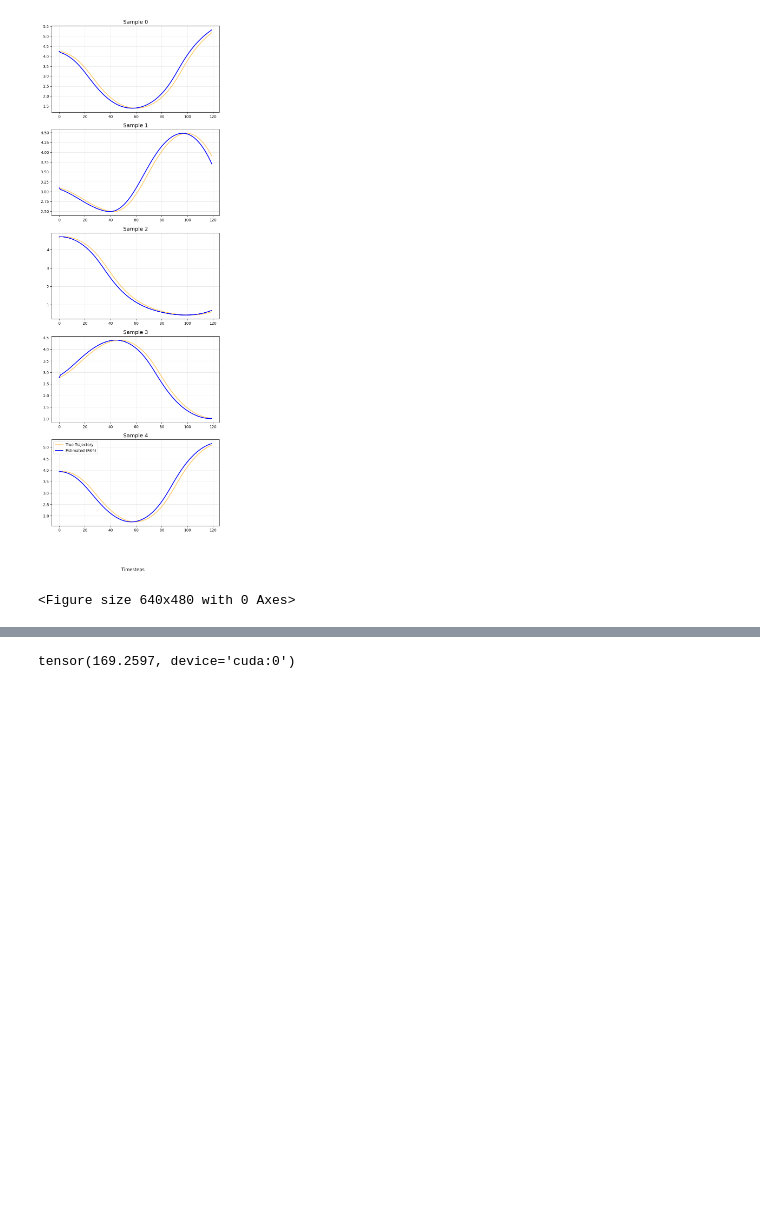
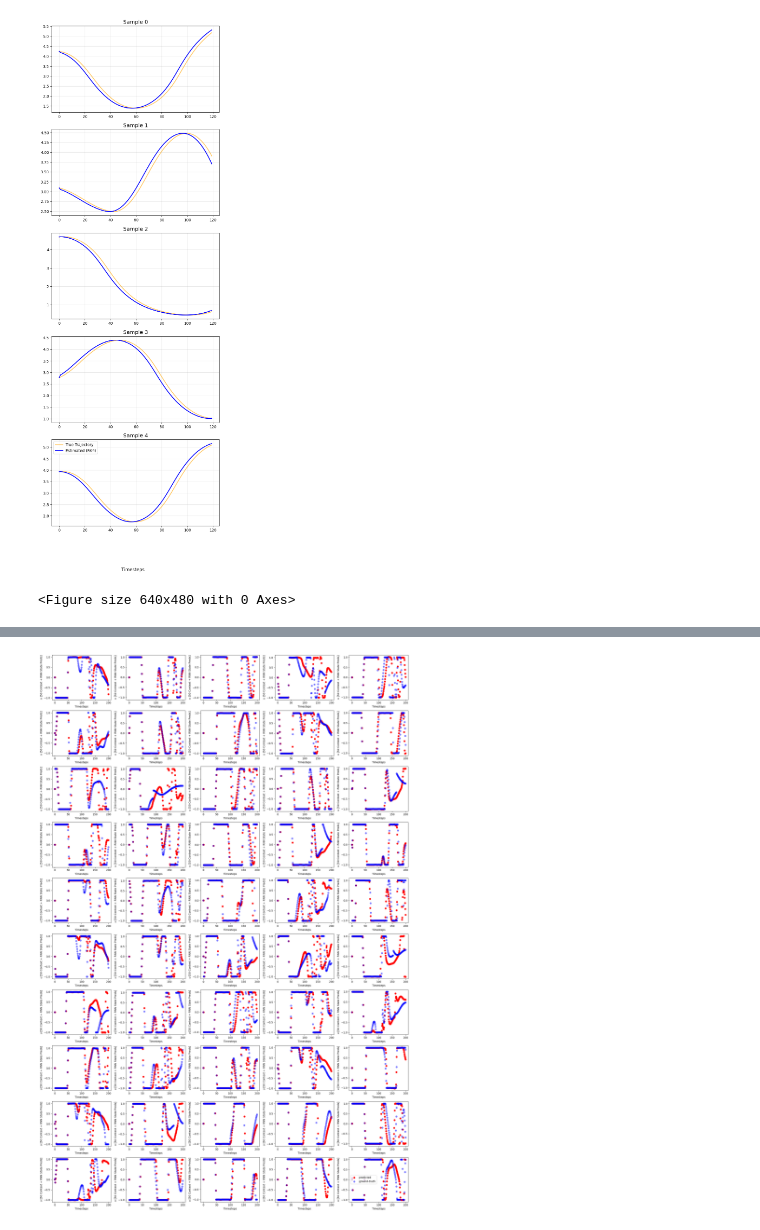
Before and after one commit to ebonyelsmith/transformer_control, a Jupyter notebook: test_rnn_baseline.ipynb, the cells around one changed output, grey strips where cells are left out. Drawn from its saved outputs; the diff is of its cells as text; code cells hidden in the pictures; blank space fills up the shorter version.

Commit message:
feat: test/eval notebook, new training objective

```diff
--- a/test_rnn_baseline.ipynb
+++ b/test_rnn_baseline.ipynb
@@ -367,20 +398,32 @@ for context_length in [1, 5, 10, 25, 50]:
 # %%
-def control_mse(a_true, a_pred):
-    return torch.mean((a_pred - a_true) ** 2)
-
-xs_test, ys_test, cartmasses_test, polemasses_test, polelengths_test = sample(indist=True, n=1000)[0]
-xs_test = xs_test[:, :120, :]
-ys_test = ys_test[:, :120, :]
+context_length = 50
+rollout_length = 200
+xs_test, ys_test, cartmasses_test, polemasses_test, polelengths_test = sample(indist=True, n=50)[0]
+xs_test = xs_test[:, :rollout_length, :]
+ys_test = ys_test[:, :rollout_length, :]
 
 xs_sc_test, ys_sc_test = process_data(xs_test, ys_test)
 
-a_true = ys_test[:, :, 0].unsqueeze(-1)  # [10, 120]
-
-traj = torch.cat((xs_sc_test, ys_sc_test), dim=-1)
+ys_sc_test = torch.cat((torch.zeros((ys_sc_test.shape[0], 1, 2), device=ys_sc_test.device), ys_sc_test), dim=1)
+# ICL
+s_pred, m_pred, a_pred = xs_sc_test[:, :context_length, :], ys_sc_test[:, :context_length, 1].unsqueeze(-1), ys_sc_test[:, :context_length, 0].unsqueeze(-1)
 with torch.no_grad():
     model.eval()
-    s_pred, m_logits, a_pred = model(traj[:, :, :5], traj[:, :, 6].unsqueeze(-1), traj[:, :, 5].unsqueeze(-1))
+    for i in range(rollout_length - context_length):
+        # print(f"Timestep {i + context_length}: {a_pred[1, -5:, :].flatten()}")
+        s_next_pred, m_logits_next, a_pred_next = model(s_pred, m_pred, a_pred, inf=True)
 
-control_mse(a_true, a_pred)
+        m_pred_next = torch.argmax(m_logits_next, dim=-1).unsqueeze(-1)
+        s_pred, a_pred, m_pred = torch.cat((s_pred, s_next_pred), dim=1), torch.cat((a_pred, a_pred_next), dim=1), torch.cat((m_pred, m_pred_next), dim=1)
-# %% [output]
-tensor(169.2597, device='cuda:0')
+# %%
+fig, axes = plt.subplots(10, 5, figsize=(20, 30))
+for i, ax in enumerate(axes.flatten()):
+    ax.scatter(np.arange(rollout_length), a_pred[i, :].detach().cpu(), color='red', label='predicted')
+    ax.scatter(np.arange(rollout_length), ys_sc_test[i, 1:, 0].cpu(), color='blue', label='ground-truth', alpha=0.5)
+    ax.set_ylabel(rf'$u$ [{context_length} Context + RNN State Preds]')
+    ax.set_xlabel('Timesteps')
+plt.legend()
+plt.tight_layout()
+plt.show()
+# %% [output]
+[figure, added]
```
Also changed, not shown: parts of 9 cells of this notebook, 11 other files.
